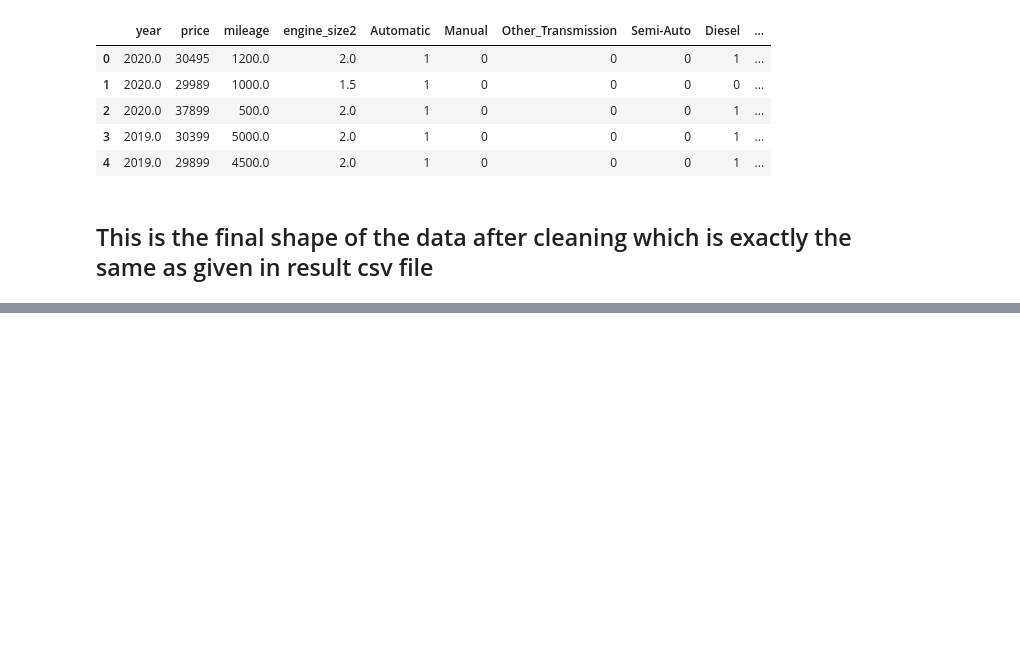
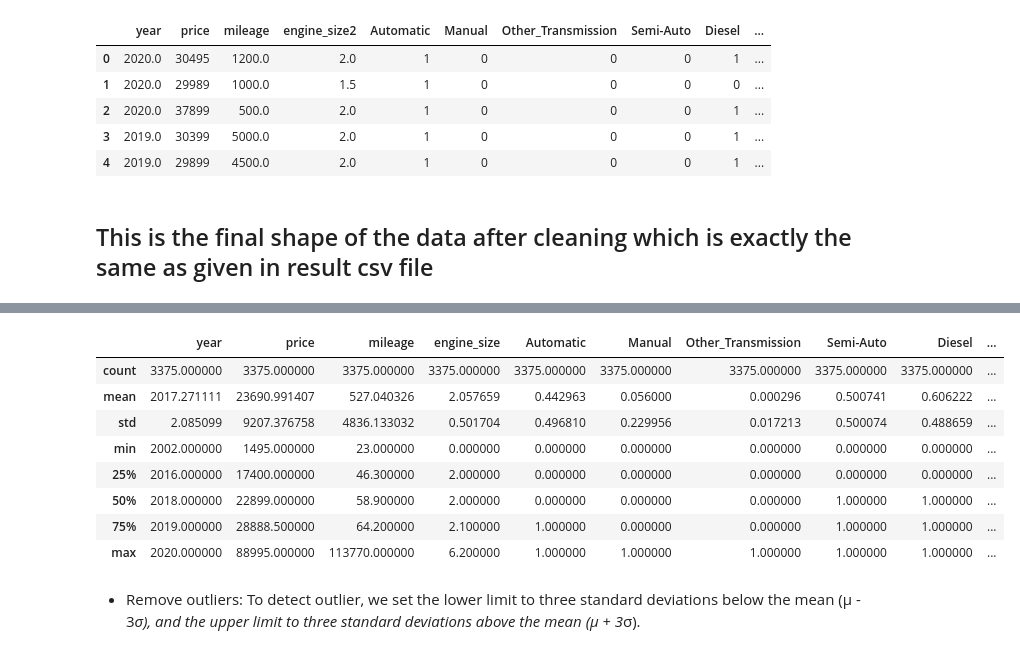
Before and after one commit to dssalaza/MLMaverickProject, a Jupyter notebook: Project1.ipynb, the cells around one changed output, grey strips where cells are left out. Cells and saved outputs as stored; diff of their text form; code cells hidden in the pictures; blank space fills up the shorter version.

Commit message:
Transformation - remove duplicates and outliers
Seu + Dave

```diff
--- a/Project1.ipynb
+++ b/Project1.ipynb
@@ -280,6 +290,7 @@ df_cleaned.head()
 # %%
 df_cleaned.rename(columns={'engine_size2':'engine_size'},inplace=True)
 df_cleaned['year'] = df_cleaned['year'].astype('int64')
+df_cleaned['price'] = pd.to_numeric(df_cleaned['price'])
 # %% [markdown]
 ## This is the final shape of the data after cleaning which is exactly the same as given in result csv file
 # %%
@@ -289,0 +321,12 @@ This dataset has 3884 data points with 12 variables.
+# %%
+#Identify duplicate rows
+duplicates = df_cleaned[df_cleaned.duplicated(keep='first')] #same as keep=False
+print(duplicates)
+
+#Remove duplicates from cleaned data frame
+#df_cleaned.duplicated()
+df_cleaned = df_cleaned.drop_duplicates()
+print(df_cleaned)
+
+# 3884 (previous) - 509 (duplicates) = 3375 records left
+print("This dataset has {} data points with {} variables.".format(*df_cleaned.shape))
@@ -289,0 +351,14 @@ This dataset has 3884 data points with 12 variables.
+# %%
+df_cleaned.describe()
+# %% [output]
+|  | year | price | mileage | engine_size | Automatic | Manual | Other_Transmission | Semi-Auto | Diesel | ... |
+| count | 3375.000000 | 3375.000000 | 3375.000000 | 3375.000000 | 3375.000000 | 3375.000000 | 3375.000000 | 3375.000000 | 3375.000000 | ... |
+| mean | 2017.271111 | 23690.991407 | 527.040326 | 2.057659 | 0.442963 | 0.056000 | 0.000296 | 0.500741 | 0.606222 | ... |
+| std | 2.085099 | 9207.376758 | 4836.133032 | 0.501704 | 0.496810 | 0.229956 | 0.017213 | 0.500074 | 0.488659 | ... |
+| min | 2002.000000 | 1495.000000 | 23.000000 | 0.000000 | 0.000000 | 0.000000 | 0.000000 | 0.000000 | 0.000000 | ... |
+| 25% | 2016.000000 | 17400.000000 | 46.300000 | 2.000000 | 0.000000 | 0.000000 | 0.000000 | 0.000000 | 0.000000 | ... |
+| 50% | 2018.000000 | 22899.000000 | 58.900000 | 2.000000 | 0.000000 | 0.000000 | 0.000000 | 1.000000 | 1.000000 | ... |
+| 75% | 2019.000000 | 28888.500000 | 64.200000 | 2.100000 | 1.000000 | 0.000000 | 0.000000 | 1.000000 | 1.000000 | ... |
+| max | 2020.000000 | 88995.000000 | 113770.000000 | 6.200000 | 1.000000 | 1.000000 | 1.000000 | 1.000000 | 1.000000 | ... |
+# %% [markdown]
+- Remove outliers: To detect outlier, we set the lower limit to three standard deviations below the mean (μ - 3*σ), and the upper limit to three standard deviations above the mean (μ + 3*σ).
```
Also changed, not shown: parts of 10 cells of this notebook.
